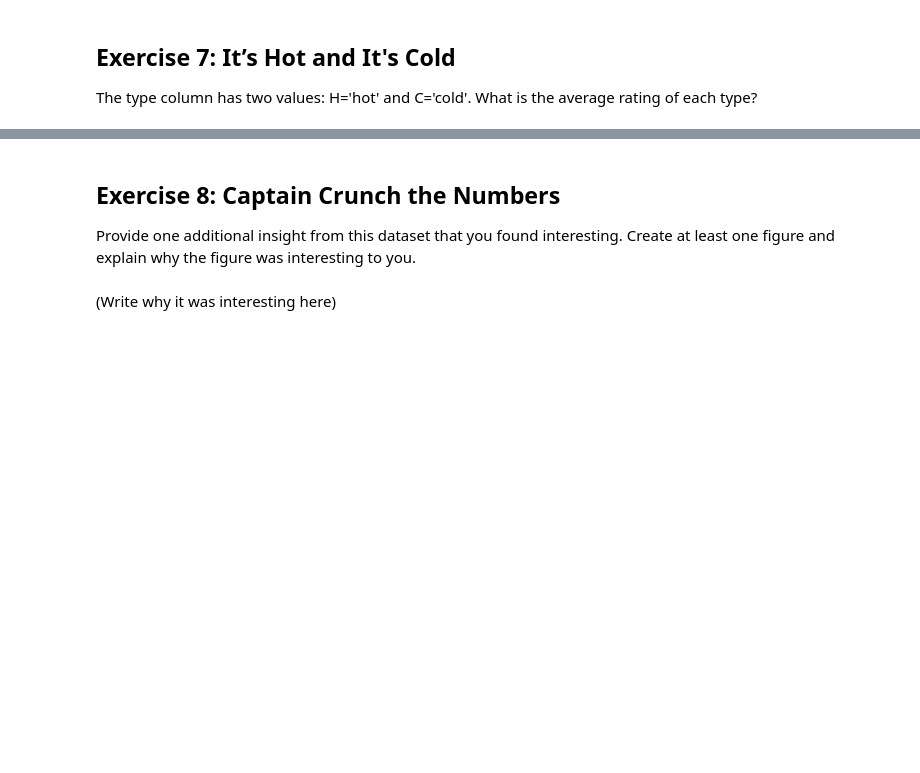
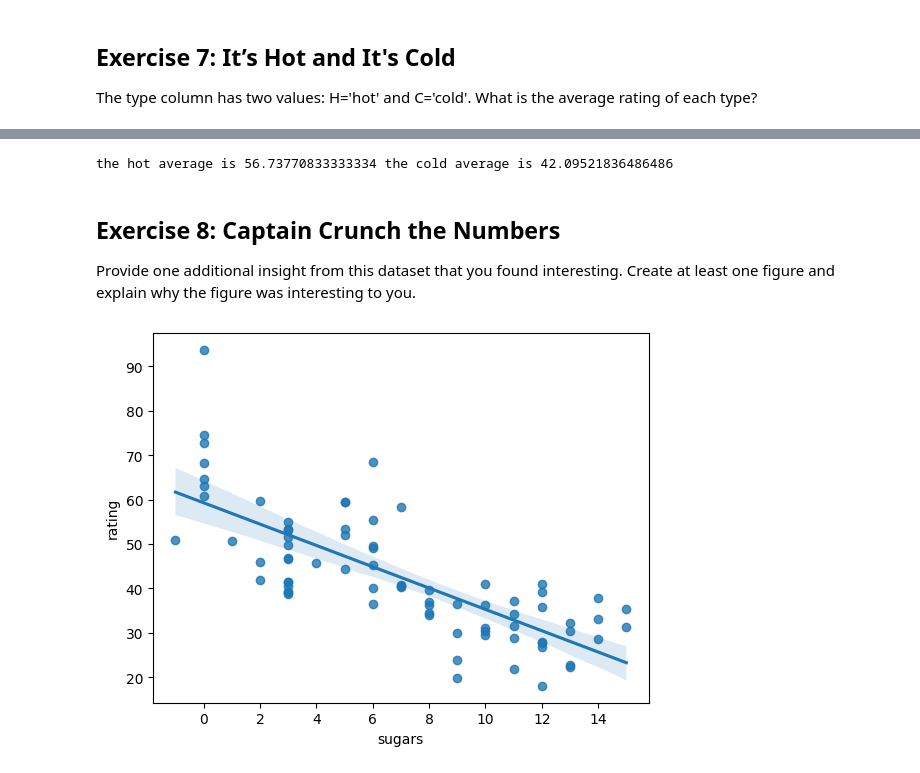
Before and after one commit to dsynderg/CS-180-assignments, a Jupyter notebook: 05_cereal.ipynb, the cells around one changed output, grey strips where cells are left out. Cells and saved outputs as stored; diff of their text form; code cells hidden in the pictures; blank space fills up the shorter version.

```diff
--- a/05_cereal.ipynb
+++ b/05_cereal.ipynb
@@ -223,7 +284,15 @@ The type column has two values: H='hot' and C='cold'. What is the average rating
+# %%
+average_hot = hot['rating'].mean()
+average_cold = cold['rating'].mean()
+print(f'the hot average is {average_hot} the cold average is {average_cold}')
+# %% [output]
+the hot average is 56.73770833333334 the cold average is 42.09521836486486
 # %% [markdown]
 ## Exercise 8: Captain Crunch the Numbers
 Provide one additional insight from this dataset that you found interesting. Create at least one figure and explain why the figure was interesting to you.
 # %%
 # Create the extra plot below:
+sns.regplot(x=cereal['sugars'],y=cereal['rating'],label="sugar v rating")
+plt.show()
+# %% [output]
+[figure, added]
-# %% [markdown]
-(Write why it was interesting here)
```
Also changed, not shown: parts of 20 cells of this notebook.
